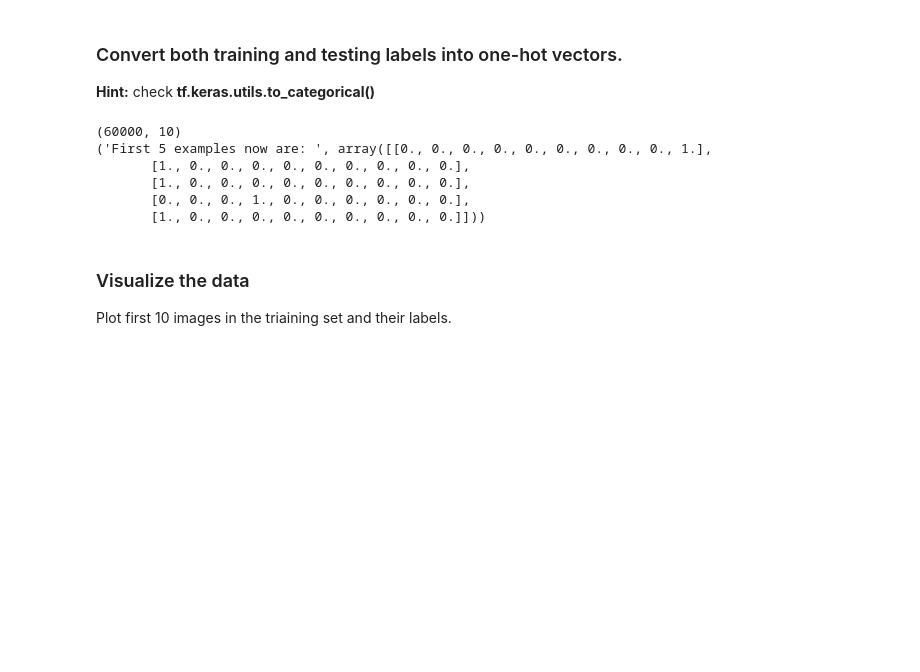
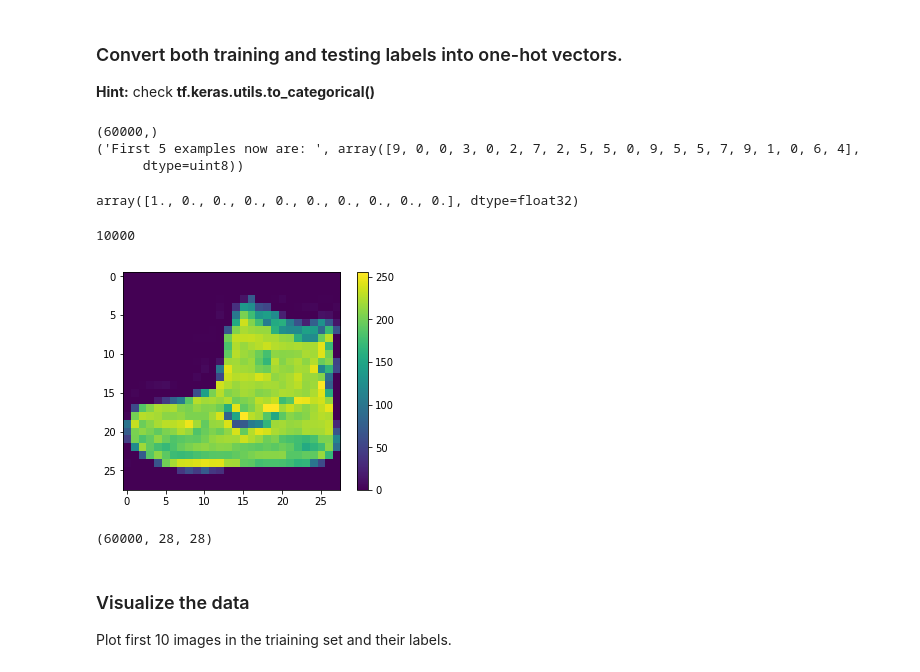
Before and after one commit to GreatLearningAIML1/bangalore-feb-batch-rabigarg, a Jupyter notebook: R6_ExternalLab_AIML.ipynb, the cells around one changed output. Cells and saved outputs as stored; diff of their text form; code cells hidden in the pictures; blank space fills up the shorter version.

```diff
--- a/R6_ExternalLab_AIML.ipynb
+++ b/R6_ExternalLab_AIML.ipynb
@@ -31,10 +43,25 @@ print(testY[0:5])
 # %%
 print(trainY.shape)
-print('First 5 examples now are: ', trainY[0:5])
+print('First 5 examples now are: ', trainY[0:20])
 # %% [output]
-(60000, 10)
-('First 5 examples now are: ', array([[0., 0., 0., 0., 0., 0., 0., 0., 0., 1.],
-       [1., 0., 0., 0., 0., 0., 0., 0., 0., 0.],
-       [1., 0., 0., 0., 0., 0., 0., 0., 0., 0.],
-       [0., 0., 0., 1., 0., 0., 0., 0., 0., 0.],
-       [1., 0., 0., 0., 0., 0., 0., 0., 0., 0.]]))
+(60000,)
+('First 5 examples now are: ', array([9, 0, 0, 3, 0, 2, 7, 2, 5, 5, 0, 9, 5, 5, 7, 9, 1, 0, 6, 4],
+      dtype=uint8))
+# %%
+y_train=np_utils.to_categorical(trainY,10)
+y_test=np_utils.to_categorical(testY,10)
+y_train[2]
+# %% [output]
+array([1., 0., 0., 0., 0., 0., 0., 0., 0., 0.], dtype=float32)
+# %%
+len(testX)
+# %% [output]
+10000
+# %%
+plt.figure()
+plt.imshow(trainX[0])
+plt.colorbar()
+plt.grid(False)
+plt.show()
+# %% [output]
+[figure, added]
@@ -41,3 +72,7 @@ print('First 5 examples now are: ', trainY[0:5])
+# %%
+train_images.shape
+# %% [output]
+(60000, 28, 28)
 # %% [markdown]
 ### Visualize the data
 
```
Also changed, not shown: parts of 23 cells of this notebook.
